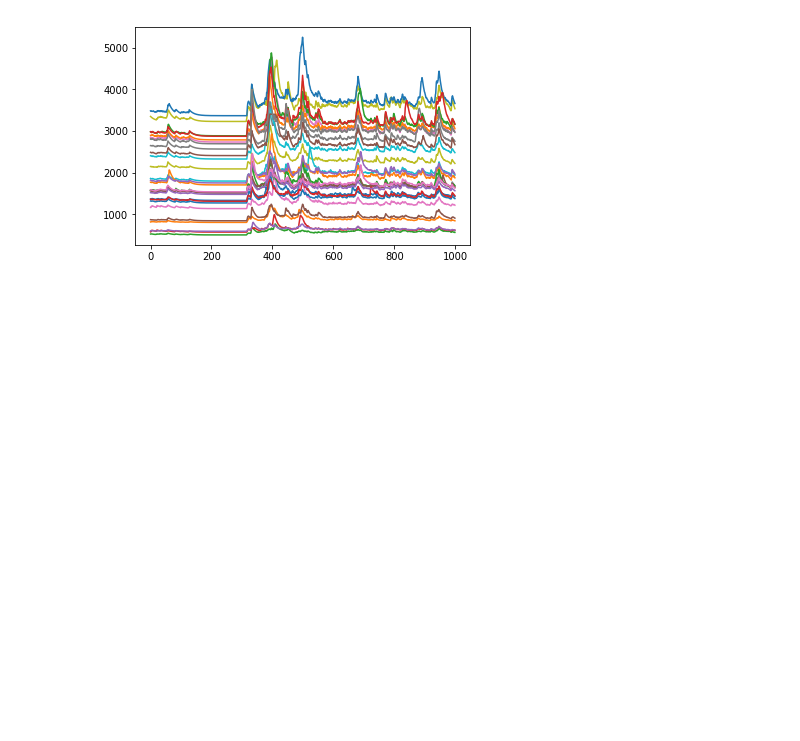
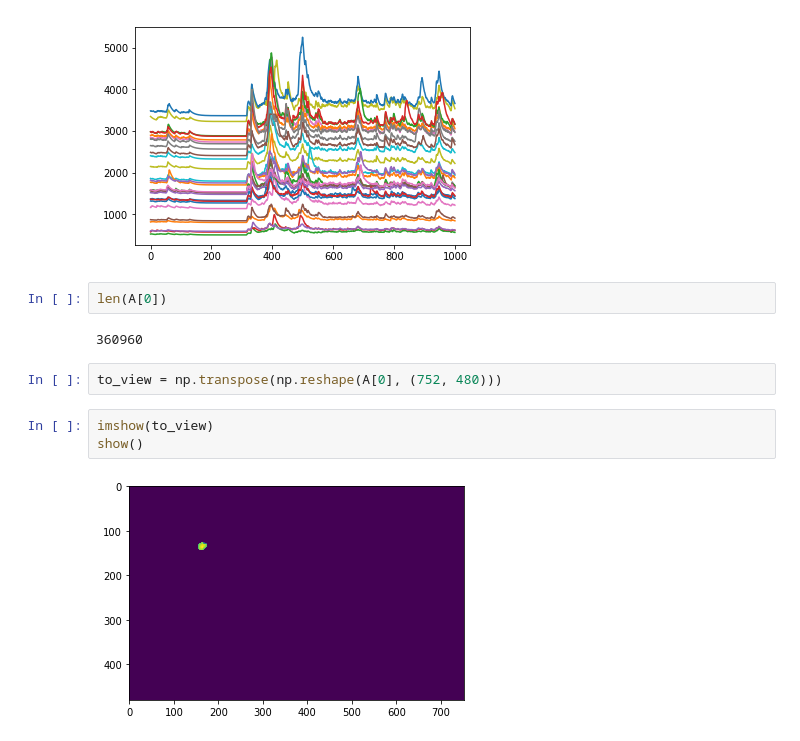
Before and after one commit to marburyvthesea/quest_CNMFE_analysis, a Jupyter notebook: main_cnmfe_e-jjm.ipynb, the cells around one changed output. Cells and saved outputs as stored; diff of their text form; blank space fills up the shorter version.

```diff
--- a/main_cnmfe_e-jjm.ipynb
+++ b/main_cnmfe_e-jjm.ipynb
@@ -235,3 +235,14 @@ plot(C)
 show()
 # %% [output]
 [figure]
+# %%
+len(A[0])
+# %% [output]
+360960
+# %%
+to_view = np.transpose(np.reshape(A[0], (752, 480)))
+# %%
+imshow(to_view)
+show()
+# %% [output]
+[figure, added]
```
Also changed, not shown: parts of 6 cells of this notebook, 1 other file.
